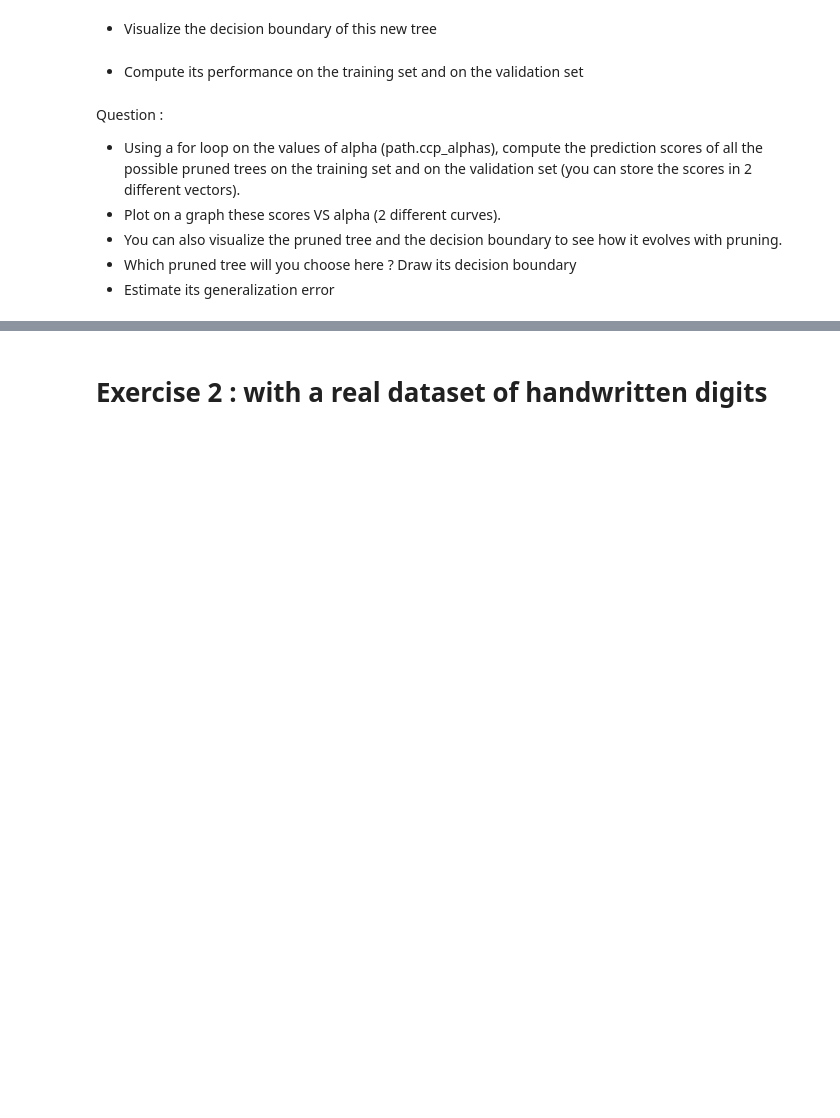
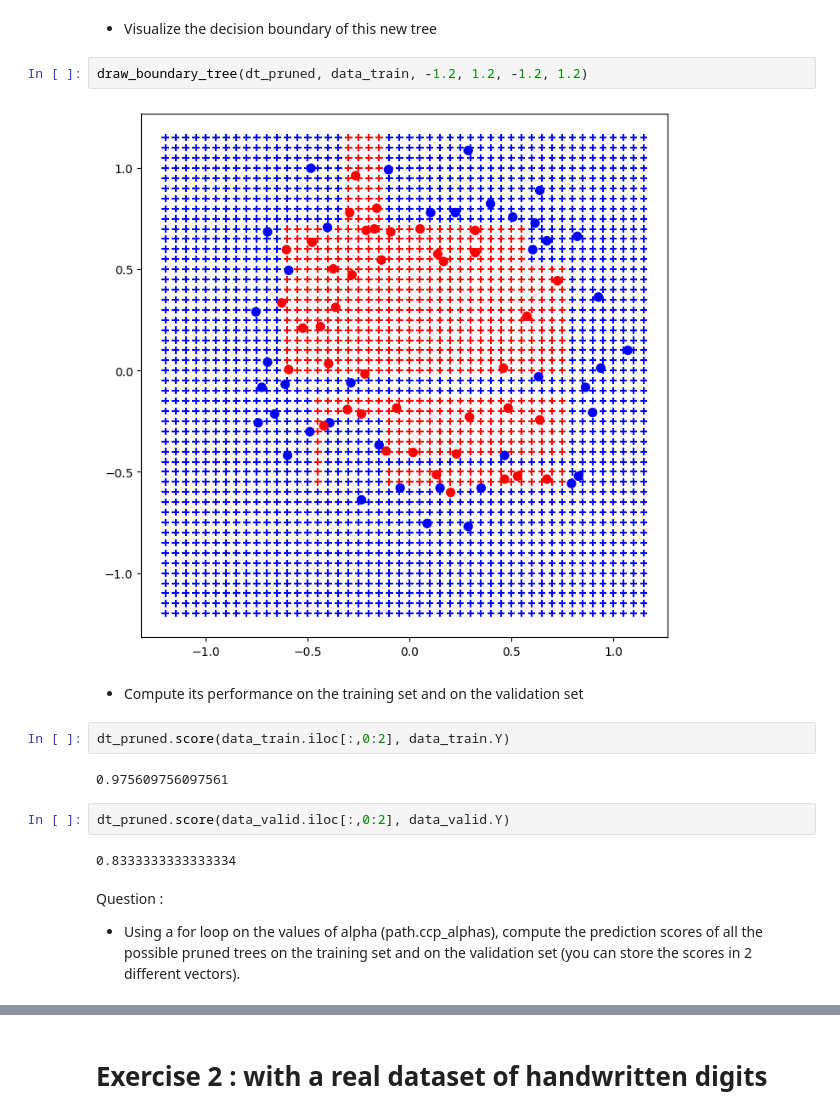
Before and after one commit to JoseRuiz01/MachineLearningLabs, a Jupyter notebook: TP_2_decision_tree_student.ipynb, the cells around one changed output, grey strips where cells are left out. Saved outputs shown, nothing was run; the diff lists cells and outputs as text; blank space fills up the shorter version.

```diff
--- a/TP_2_decision_tree_student.ipynb
+++ b/TP_2_decision_tree_student.ipynb
@@ -199,13 +199,21 @@ plt.show()
 Some leaves are **impure** (Gini > 0), unlike the unpruned tree where all leaves are pure.
 # %% [markdown]
 - Visualize the decision boundary of this new tree
+# %%
+draw_boundary_tree(dt_pruned, data_train, -1.2, 1.2, -1.2, 1.2)
+# %% [output]
+[figure, added]
 # %% [markdown]
 
 - Compute its performance on the training set and on the validation set
+# %%
+dt_pruned.score(data_train.iloc[:,0:2], data_train.Y)
+# %% [output]
+0.975609756097561
+# %%
+dt_pruned.score(data_valid.iloc[:,0:2], data_valid.Y)
+# %% [output]
+0.8333333333333334
 # %% [markdown]
 Question :
 - Using a for loop on the values of alpha (path.ccp_alphas), compute the prediction scores of all the possible pruned trees on the training set and on the validation set (you can store the scores in 2 different vectors).
-- Plot on a graph these scores VS alpha (2 different curves).
-- You can also visualize the pruned tree and the decision boundary to see how it evolves with pruning.
-- Which pruned tree will you choose here ? Draw its decision boundary
-- Estimate its generalization error
```
Also changed, not shown: parts of 11 cells of this notebook.
